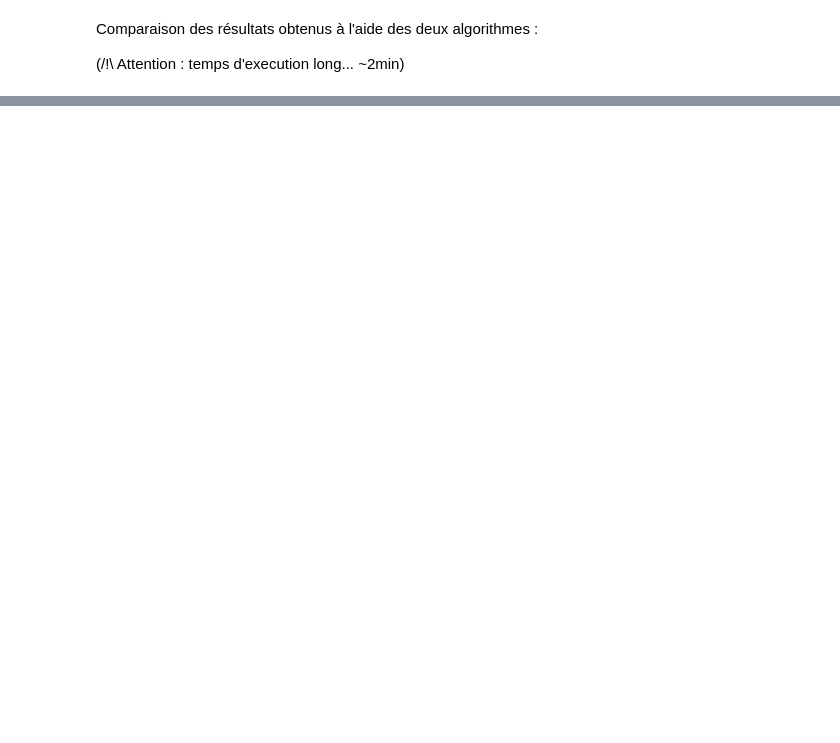
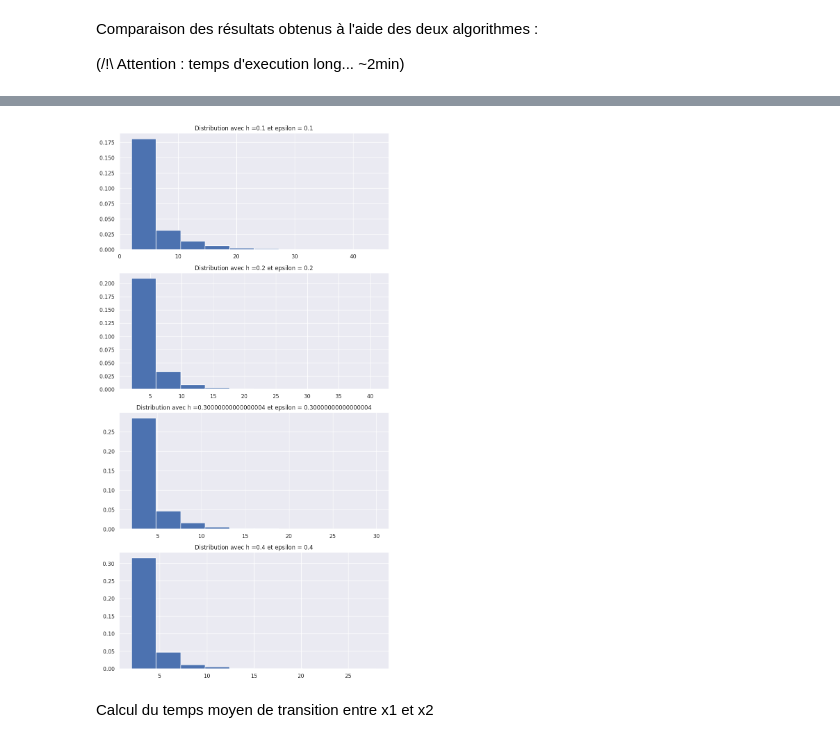
Before and after one commit to smilhey/SimMoleculaire, a Jupyter notebook: SimMoleculaire.ipynb, the cells around one changed output, grey strips where cells are left out. Saved outputs shown, nothing was run; the diff lists cells and outputs as text; code cells hidden in the pictures; blank space fills up the shorter version.

```diff
--- a/SimMoleculaire.ipynb
+++ b/SimMoleculaire.ipynb
@@ -160,0 +163,19 @@ plt.show()
+# %%
+n = 10000
+
+figure, axis = plt.subplots(4)
+
+for i in range(4):
+    sigma = np.sqrt(2*hs[i]*epsilons[i])
+    trajectoire = [simulation_trajectoire(x1+0.1,hs[i],sigma) for j in range(n)]
+    longueurs = [len(trajectoire[j]) for j in range(n)]
+    axis[i].hist(longueurs,density =True)
+    axis[i].set_title(f'Distribution avec h ={hs[i]} et epsilon = {epsilons[i]}')
+
+figure.set_figheight(20)
+figure.set_figwidth(10)
+plt.show()
+# %% [output]
+[figure, added]
+# %% [markdown]
+Calcul du temps moyen de transition entre x1 et x2
```
Also changed, not shown: parts of 13 cells of this notebook, 2 other files.
